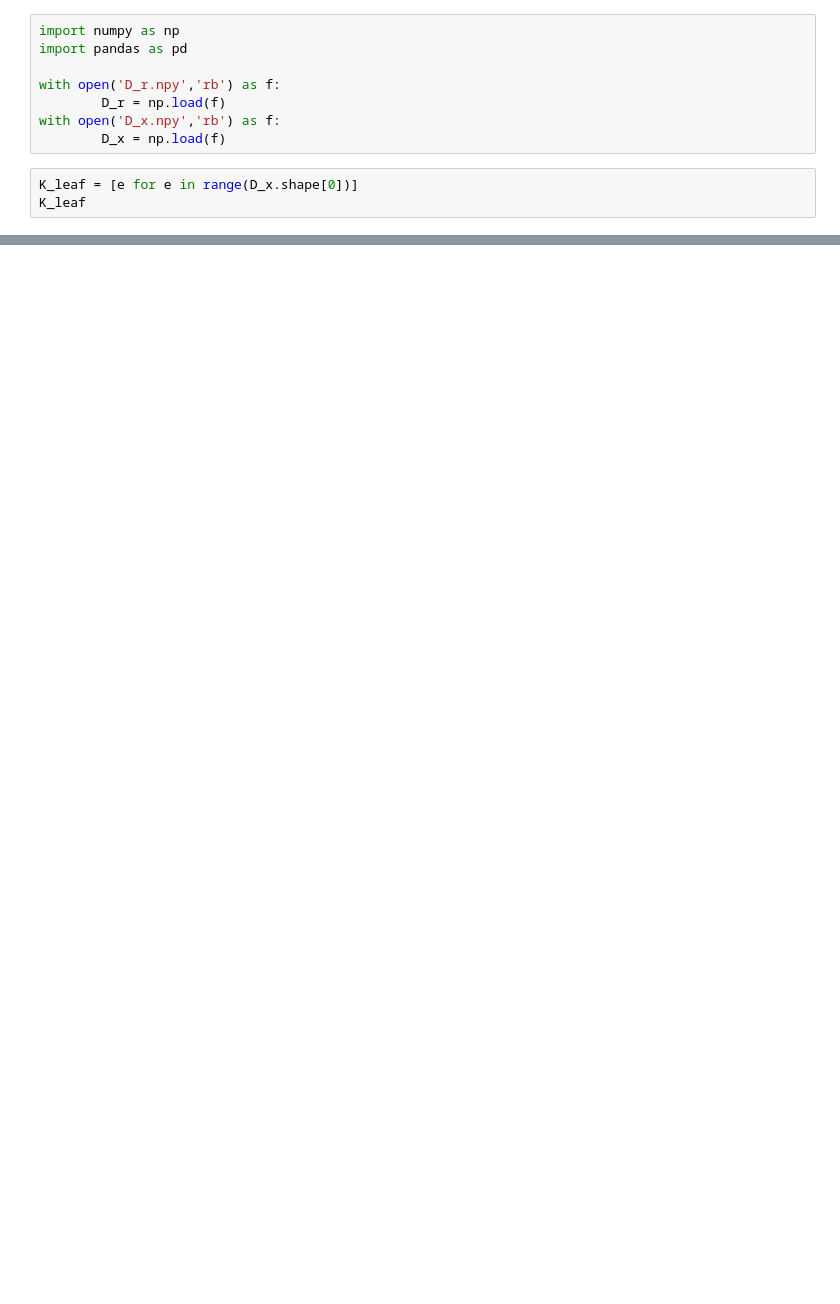
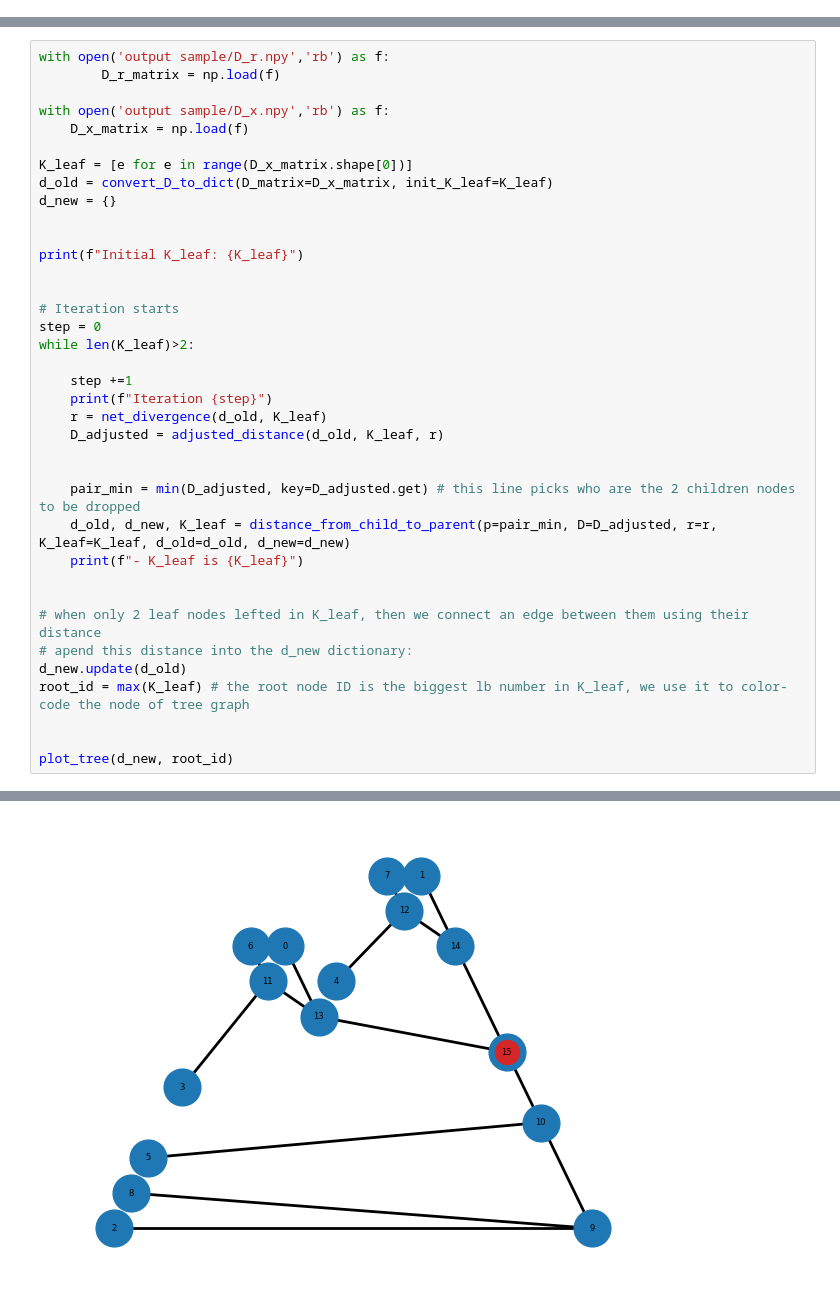
Before and after one commit to Walter-pixel/DER-meter-grid-topology, a Jupyter notebook: rebuilt_code_part2.ipynb, the cells around one changed output, grey strips where cells are left out. Cells and saved outputs as stored; diff of their text form; blank space fills up the shorter version.

```diff
--- a/rebuilt_code_part2.ipynb
+++ b/rebuilt_code_part2.ipynb
@@ -7,11 +0,0 @@
-# %%
-import numpy as np
-import pandas as pd
-
-with open('D_r.npy','rb') as f:
-        D_r = np.load(f)
-with open('D_x.npy','rb') as f:
-        D_x = np.load(f)
-# %%
-K_leaf = [e for e in range(D_x.shape[0])]
-K_leaf
@@ -114,0 +163,38 @@ plt.show()
+# %%
+with open('output sample/D_r.npy','rb') as f:
+        D_r_matrix = np.load(f)
+
+with open('output sample/D_x.npy','rb') as f:
+    D_x_matrix = np.load(f)
+
+K_leaf = [e for e in range(D_x_matrix.shape[0])]
+d_old = convert_D_to_dict(D_matrix=D_x_matrix, init_K_leaf=K_leaf)
+d_new = {}
+
+
+print(f"Initial K_leaf: {K_leaf}")
+
+
+# Iteration starts
+step = 0
+while len(K_leaf)>2:
+
+    step +=1
+    print(f"Iteration {step}")
+    r = net_divergence(d_old, K_leaf)
+    D_adjusted = adjusted_distance(d_old, K_leaf, r)
+
+
+    pair_min = min(D_adjusted, key=D_adjusted.get) # this line picks who are the 2 children nodes to be dropped
+    d_old, d_new, K_leaf = distance_from_child_to_parent(p=pair_min, D=D_adjusted, r=r, K_leaf=K_leaf, d_old=d_old, d_new=d_new)
+    print(f"- K_leaf is {K_leaf}")
+
+
+# when only 2 leaf nodes lefted in K_leaf, then we connect an edge between them using their distance
+# apend this distance into the d_new dictionary:
+d_new.update(d_old)
+root_id = max(K_leaf) # the root node ID is the biggest lb number in K_leaf, we use it to color-code the node of tree graph
+
+
+plot_tree(d_new, root_id)
+# %% [output]
@@ -114,0 +216 @@ plt.show()
+[figure, added]
```
Also changed, not shown: parts of 9 cells of this notebook, 5 other files.
